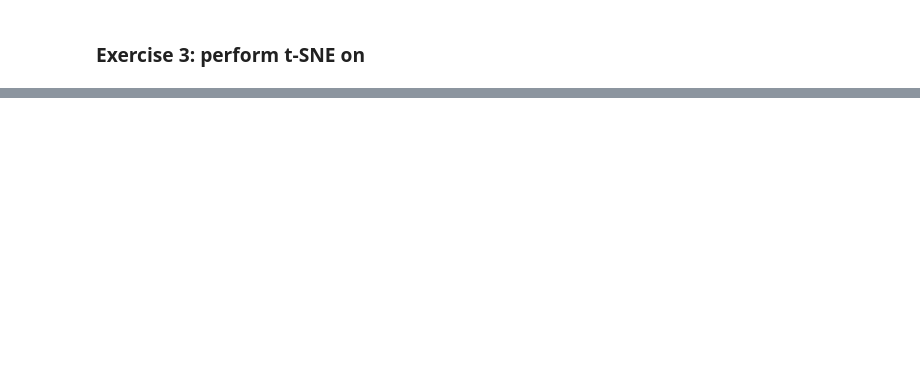
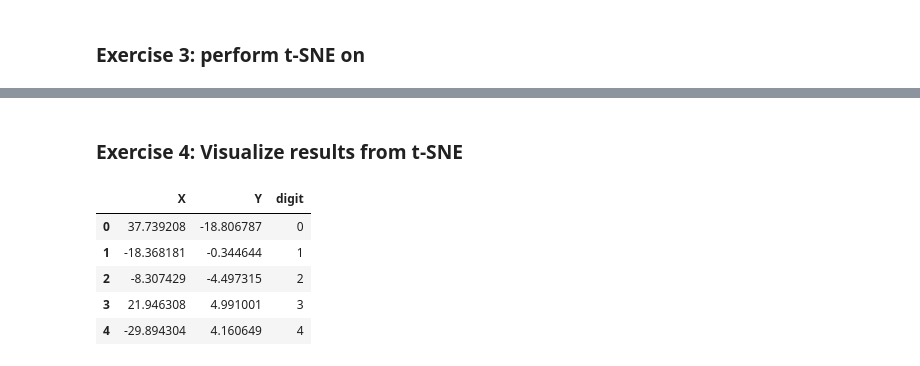
Before and after one commit to WooiLing94/DS-Bootcamp-Exercise-Submission, a Jupyter notebook: Week 5/Day 2 - W5 - 03a -Dimensionality Reduction Exercises.ipynb, the cells around one changed output, grey strips where cells are left out. Cells and saved outputs as stored; diff of their text form; code cells hidden in the pictures; blank space fills up the shorter version.

```diff
--- a/Week 5/Day 2 - W5 - 03a -Dimensionality Reduction Exercises.ipynb
+++ b/Week 5/Day 2 - W5 - 03a -Dimensionality Reduction Exercises.ipynb
@@ -133,0 +156,14 @@ plt.scatter(tsne[:,2], tsne[:,0])
+# %% [markdown]
+### Exercise 4: Visualize results from t-SNE
+# %%
+tsne_df = pd.DataFrame({'X':tsne_obj[:,0],
+                       'Y':tsne_obj[:,1],
+                       'digit':y})
+tsne_df.head()
+# %% [output]
+|  | X | Y | digit |
+| 0 | 37.739208 | -18.806787 | 0 |
+| 1 | -18.368181 | -0.344644 | 1 |
+| 2 | -8.307429 | -4.497315 | 2 |
+| 3 | 21.946308 | 4.991001 | 3 |
+| 4 | -29.894304 | 4.160649 | 4 |
```
Also changed, not shown: parts of 17 cells of this notebook, 1 other file.
